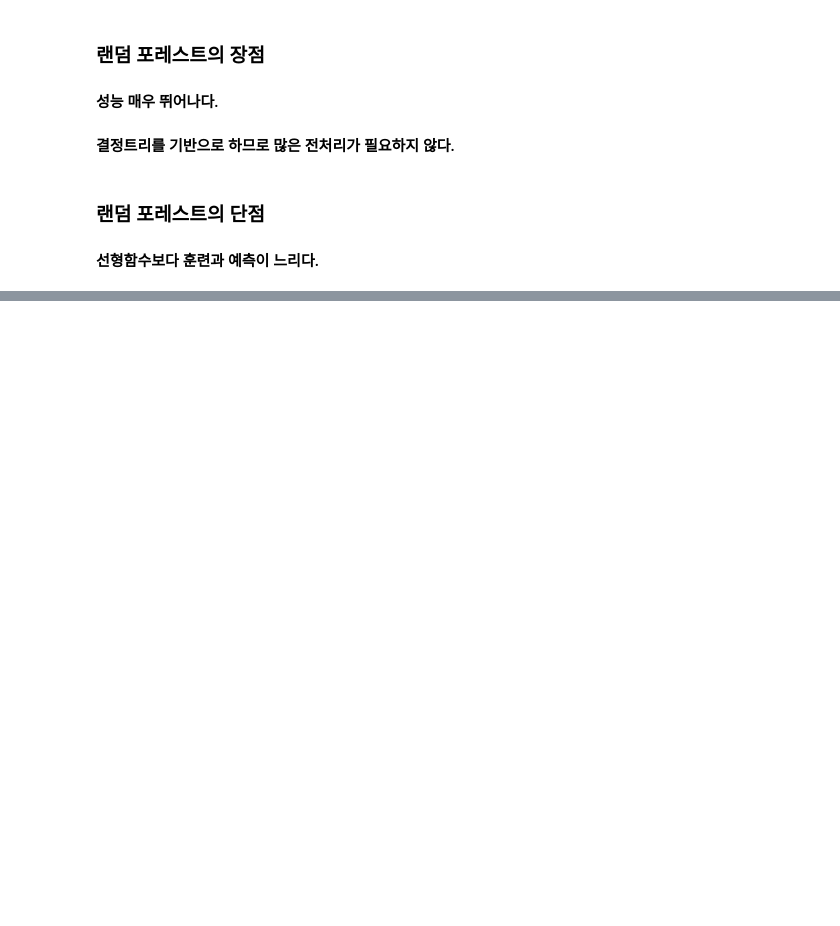
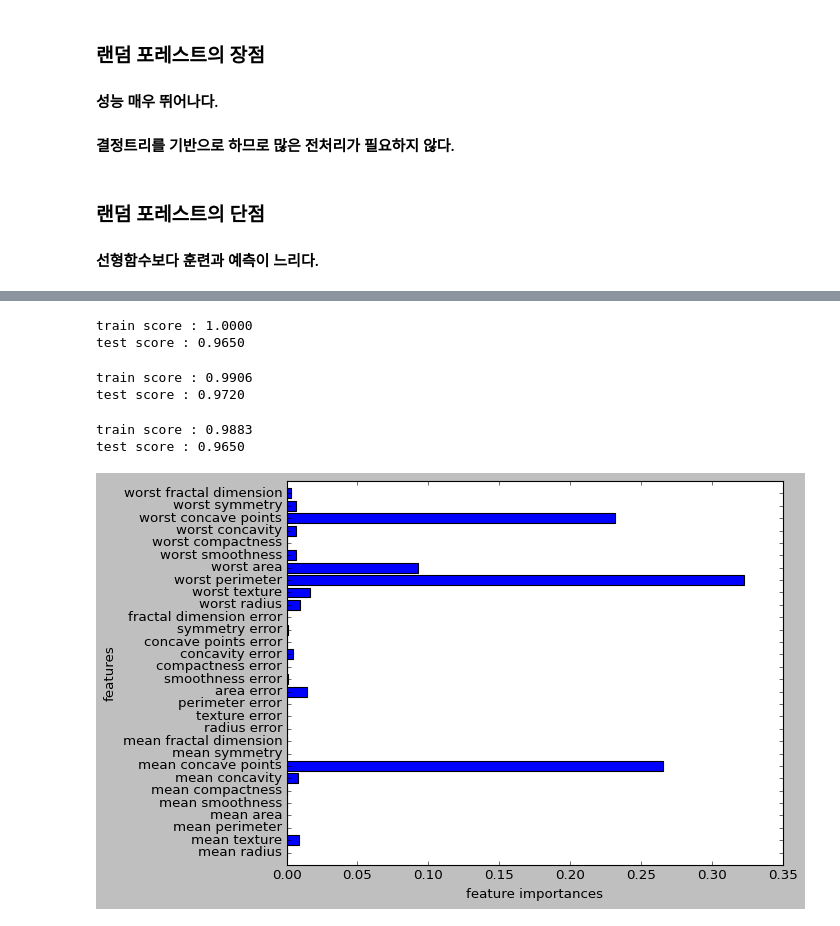
Before and after one commit to Hosung-Ahn/IntroducingML, a Jupyter notebook: Chpter2-supervised_learning/Decision Tree.ipynb, the cells around one changed output, grey strips where cells are left out. Saved outputs shown, nothing was run; the diff lists cells and outputs as text; code cells hidden in the pictures; blank space fills up the shorter version.

```diff
--- a/Chpter2-supervised_learning/Decision Tree.ipynb
+++ b/Chpter2-supervised_learning/Decision Tree.ipynb
@@ -203,0 +210,37 @@ plot_feature_importances_cancer(forest)
+# %%
+from sklearn.ensemble import GradientBoostingClassifier
+
+X_train, X_test, y_train, y_test = train_test_split(cancer.data, cancer.target,
+                                                    random_state=0)
+gbrt = GradientBoostingClassifier(random_state = 0).fit(X_train, y_train)
+
+print(f"train score : {gbrt.score(X_train, y_train):0.4f}")
+print(f"test score : {gbrt.score(X_test, y_test):0.4f}")
+# %% [output]
+train score : 1.0000
+test score : 0.9650
+# %%
+# 훈련 데이터의 점수가 1 이라는 것은 과대적합을 의미하므로 복잡도를 낮추고 일반화를 강화한다.
+gbrt = GradientBoostingClassifier(random_state = 0, max_depth=1).fit(X_train, y_train)
+
+print(f"train score : {gbrt.score(X_train, y_train):0.4f}")
+print(f"test score : {gbrt.score(X_test, y_test):0.4f}")
+# %% [output]
+train score : 0.9906
+test score : 0.9720
+# %%
+gbrt = GradientBoostingClassifier(random_state = 0, learning_rate=0.01)
+gbrt.fit(X_train, y_train)
+
+print(f"train score : {gbrt.score(X_train, y_train):0.4f}")
+print(f"test score : {gbrt.score(X_test, y_test):0.4f}")
+# %% [output]
+train score : 0.9883
+test score : 0.9650
+# %%
+gbrt = GradientBoostingClassifier(random_state = 0, max_depth=1)
+gbrt.fit(X_train, y_train)
+
+plot_feature_importances_cancer(gbrt)
+# %% [output]
+[figure, added]
```
Also changed, not shown: parts of 7 cells of this notebook, 1 other file.
